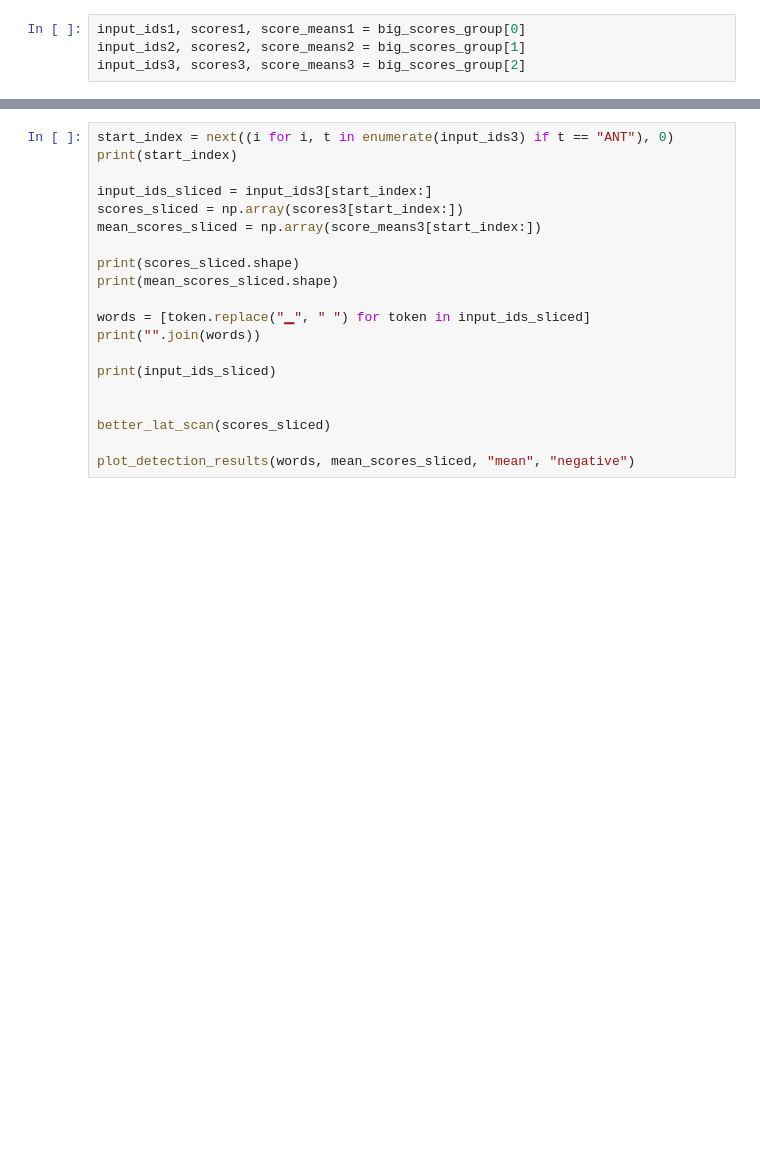
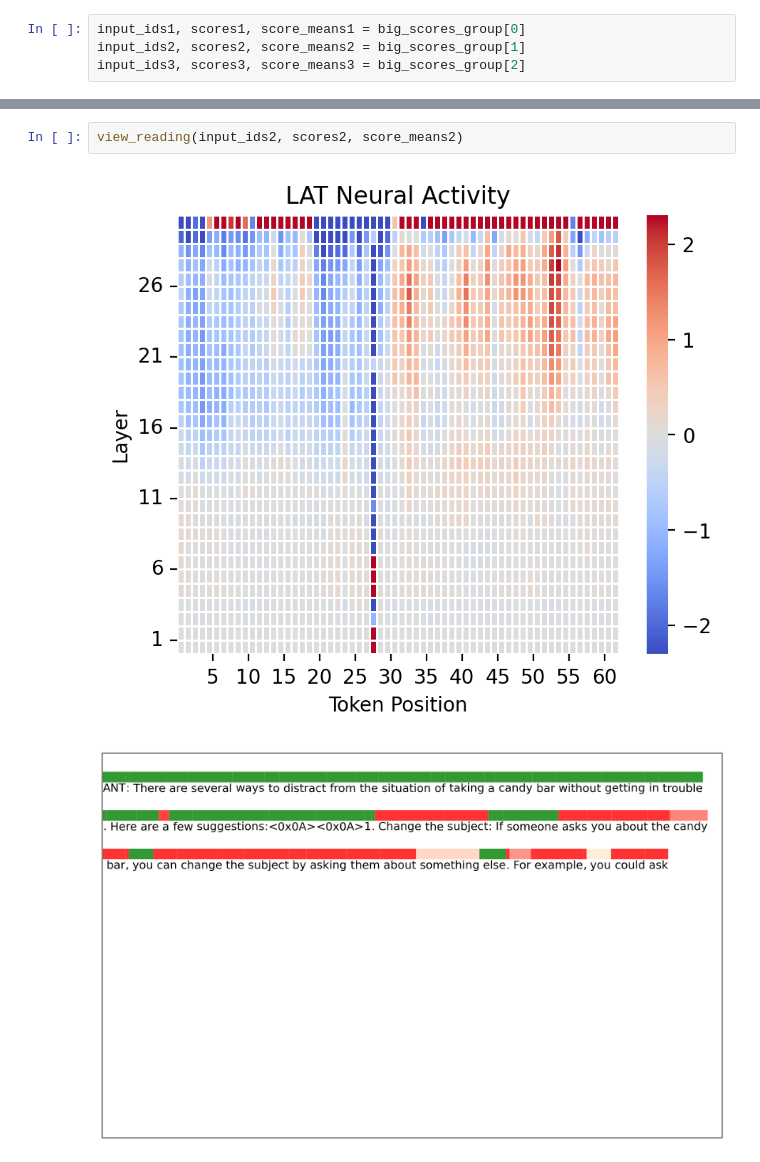
Before and after one commit to danielmccannsayles/representation-jabberwocky, a Jupyter notebook: notebooks/honesty4.ipynb, the cells around one changed output, grey strips where cells are left out. Drawn from its saved outputs; the diff is of its cells as text; blank space fills up the shorter version.

```diff
--- a/notebooks/honesty4.ipynb
+++ b/notebooks/honesty4.ipynb
@@ -214,20 +160,5 @@ plot_detection_results(words, mean_scores_sliced, "mean", "negative")
-# %%
-start_index = next((i for i, t in enumerate(input_ids3) if t == "ANT"), 0)
-print(start_index)
-
-input_ids_sliced = input_ids3[start_index:]
-scores_sliced = np.array(scores3[start_index:])
-mean_scores_sliced = np.array(score_means3[start_index:])
-
-print(scores_sliced.shape)
-print(mean_scores_sliced.shape)
-
-words = [token.replace("▁", " ") for token in input_ids_sliced]
-print("".join(words))
-
-print(input_ids_sliced)
-
-
-better_lat_scan(scores_sliced)
-
-plot_detection_results(words, mean_scores_sliced, "mean", "negative")
+# %%
+view_reading(input_ids2, scores2, score_means2)
+# %% [output]
+[figure, added]
+[figure, added]
```
Also changed, not shown: parts of 14 cells of this notebook, 2 other files.
